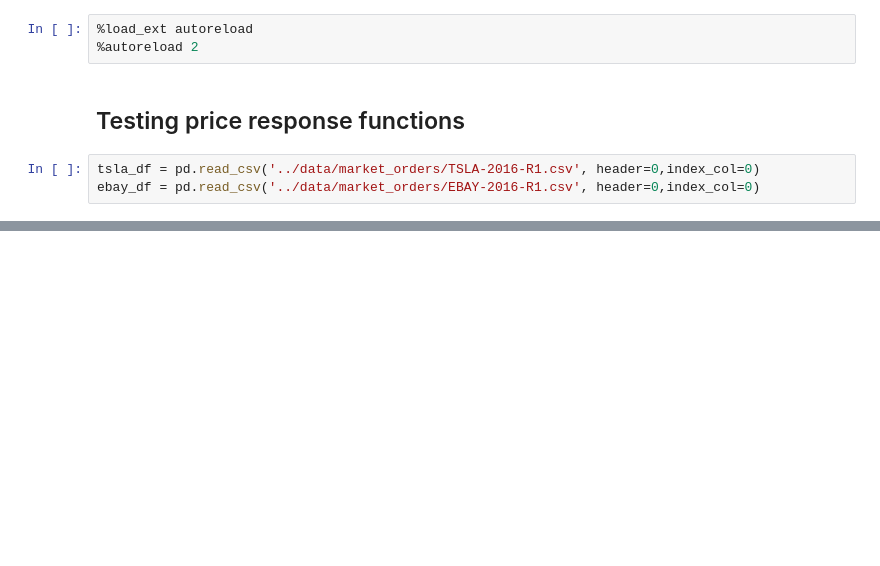
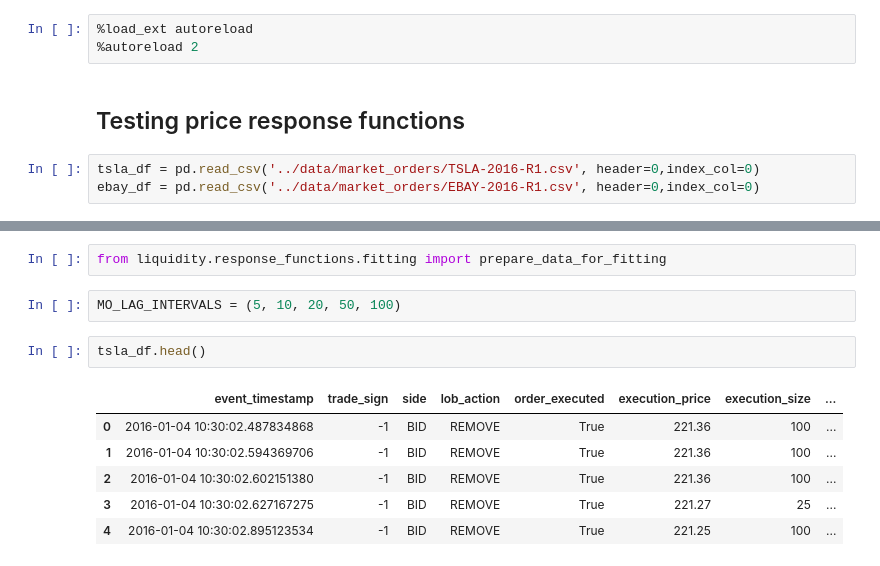
Before and after one commit to anabugaenko/liquidity, a Jupyter notebook: notebooks/Scratch Notebook for Testing.ipynb, the cells around one changed output, grey strips where cells are left out. Saved outputs shown, nothing was run; the diff lists cells and outputs as text; blank space fills up the shorter version.

```diff
--- a/notebooks/Scratch Notebook for Testing.ipynb
+++ b/notebooks/Scratch Notebook for Testing.ipynb
@@ -33,0 +53,13 @@ tsla_100.describe()
+# %%
+from liquidity.response_functions.fitting import prepare_data_for_fitting
+# %%
+MO_LAG_INTERVALS = (5, 10, 20, 50, 100)
+# %%
+tsla_df.head()
+# %% [output]
+|  | event_timestamp | trade_sign | side | lob_action | order_executed | execution_price | execution_size | ... |
+| 0 | 2016-01-04 10:30:02.487834868 | -1 | BID | REMOVE | True | 221.36 | 100 | ... |
+| 1 | 2016-01-04 10:30:02.594369706 | -1 | BID | REMOVE | True | 221.36 | 100 | ... |
+| 2 | 2016-01-04 10:30:02.602151380 | -1 | BID | REMOVE | True | 221.36 | 100 | ... |
+| 3 | 2016-01-04 10:30:02.627167275 | -1 | BID | REMOVE | True | 221.27 | 25 | ... |
+| 4 | 2016-01-04 10:30:02.895123534 | -1 | BID | REMOVE | True | 221.25 | 100 | ... |
```
Also changed, not shown: parts of 15 cells of this notebook, 9 other files.
